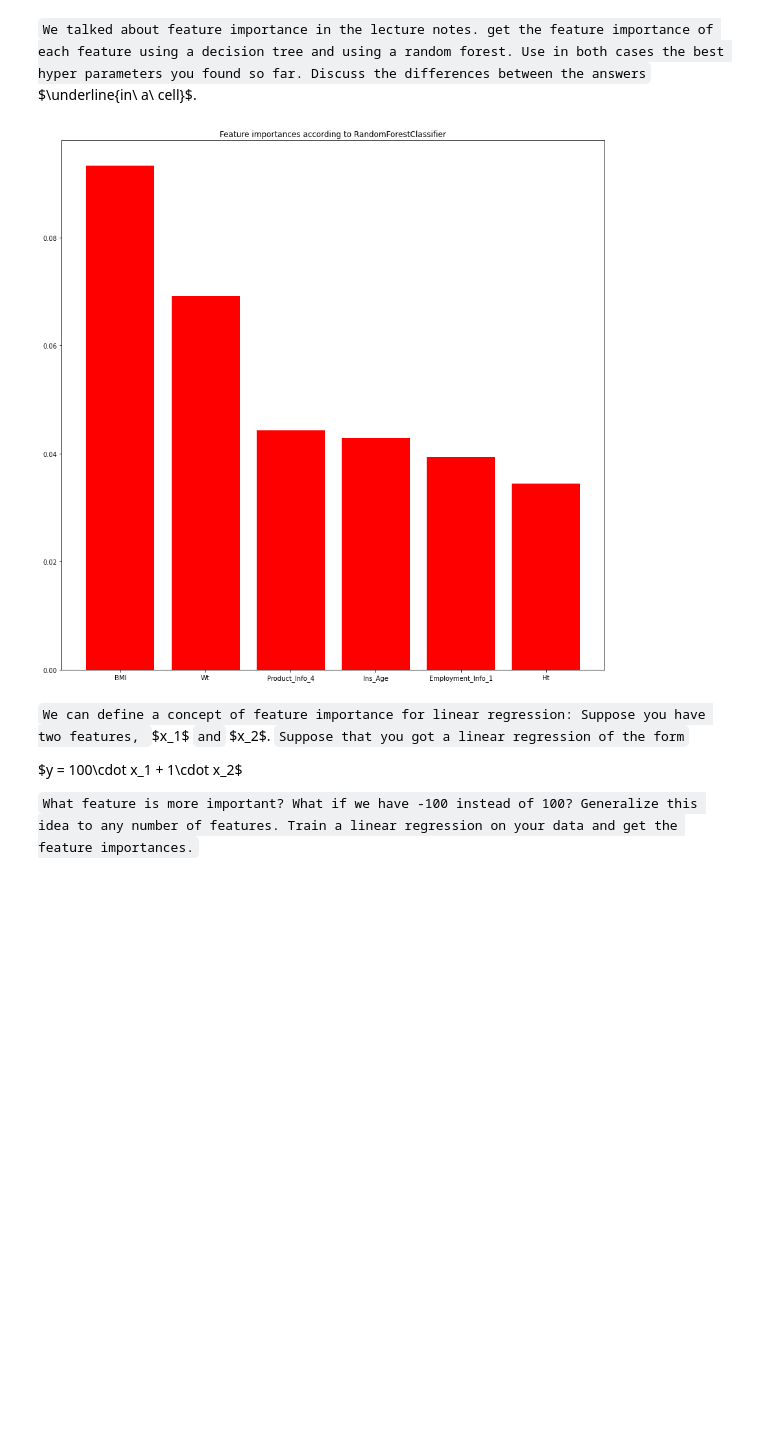
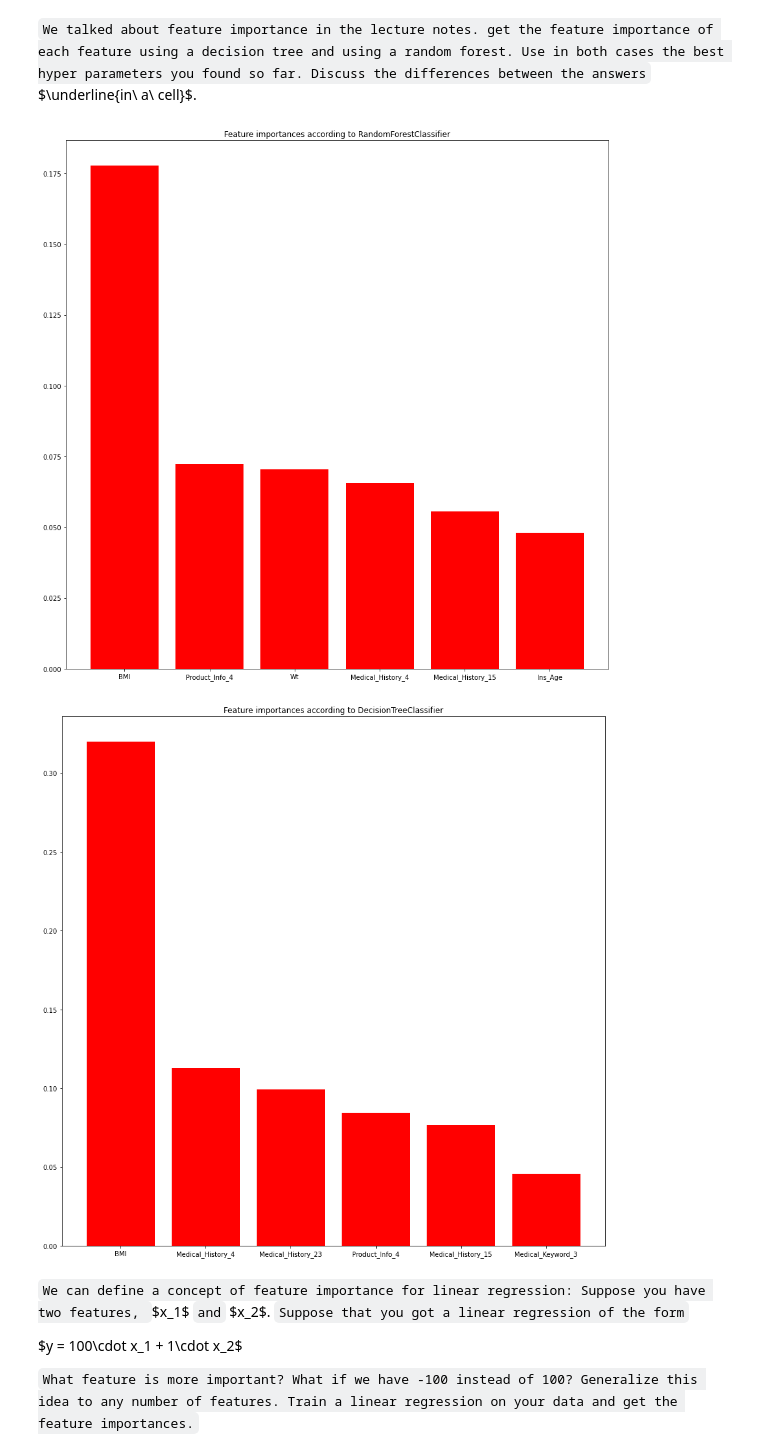
Before and after one commit to haroldbola/Course_Maphat, a Jupyter notebook: DS_intro/4. SVM _ עצי החלטה/תרגיל - (התרגיל של טכנוצ)/exercise 4 - supervised learning.ipynb, the cells around one changed output. Drawn from its saved outputs; the diff is of its cells as text; code cells hidden in the pictures; blank space fills up the shorter version.

````diff
--- a/DS_intro/4. SVM _ עצי החלטה/תרגיל - (התרגיל של טכנוצ)/exercise 4 - supervised learning.ipynb
+++ b/DS_intro/4. SVM _ עצי החלטה/תרגיל - (התרגיל של טכנוצ)/exercise 4 - supervised learning.ipynb
@@ -220,25 +222,46 @@ Fitting 3 folds for each of 200 candidates, totalling 600 fits
 # %% [markdown]
 ```We talked about feature importance in the lecture notes. get the feature importance of each feature using a decision tree and using a random forest. Use in both cases the best hyper parameters you found so far. Discuss the differences between the answers``` $\underline{in\ a\ cell}$.
 # %%
-rf_model = RandomForestClassifier()
+rf_model = RandomForestClassifier(n_estimators= 180, min_samples_split= 10, min_samples_leaf= 2,
+                                  max_features= 0.30000000000000004, max_depth= 18, criterion= 'entropy',
+                                  bootstrap= False)
 rf_model.fit(X_train, Y_train)
 
 importances = rf_model.feature_importances_
 indices = np.argsort(importances)[::-1]
 features_name = df.drop(["Response"], axis=1).columns
 
 # Take only 5 best
 importances_20 = importances[indices][0:6]
 features_20 = features_name[indices][0:6]
 
 plt.figure(figsize=(15,15))
 plt.title("Feature importances according to RandomForestClassifier")
 plt.bar(features_20, importances_20,
         color="r", align="center")
 plt.show()
 plt.close()
+
+basic_tree = DecisionTreeClassifier(max_depth=10, min_samples_leaf=5)
+basic_tree.fit(X_train, Y_train)
+
+importances = basic_tree.feature_importances_
+indices = np.argsort(importances)[::-1]
+features_name = df.drop(["Response"], axis=1).columns
+
+# Take only 5 best
+importances_20 = importances[indices][0:6]
+features_20 = features_name[indices][0:6]
+
+plt.figure(figsize=(15,15))
+plt.title("Feature importances according to DecisionTreeClassifier")
+plt.bar(features_20, importances_20,
+        color="r", align="center")
+plt.show()
+plt.close()
 # %% [output]
-[figure, old version]
+[figure, new version]
+[figure, added]
 # %% [markdown]
 ```We can define a concept of feature importance for linear regression: Suppose you have two features, ```$x_1$ ```and``` $x_2$. ```Suppose that you got a linear regression of the form```
 
````
Also changed, not shown: parts of 7 cells of this notebook, 2 other files.
